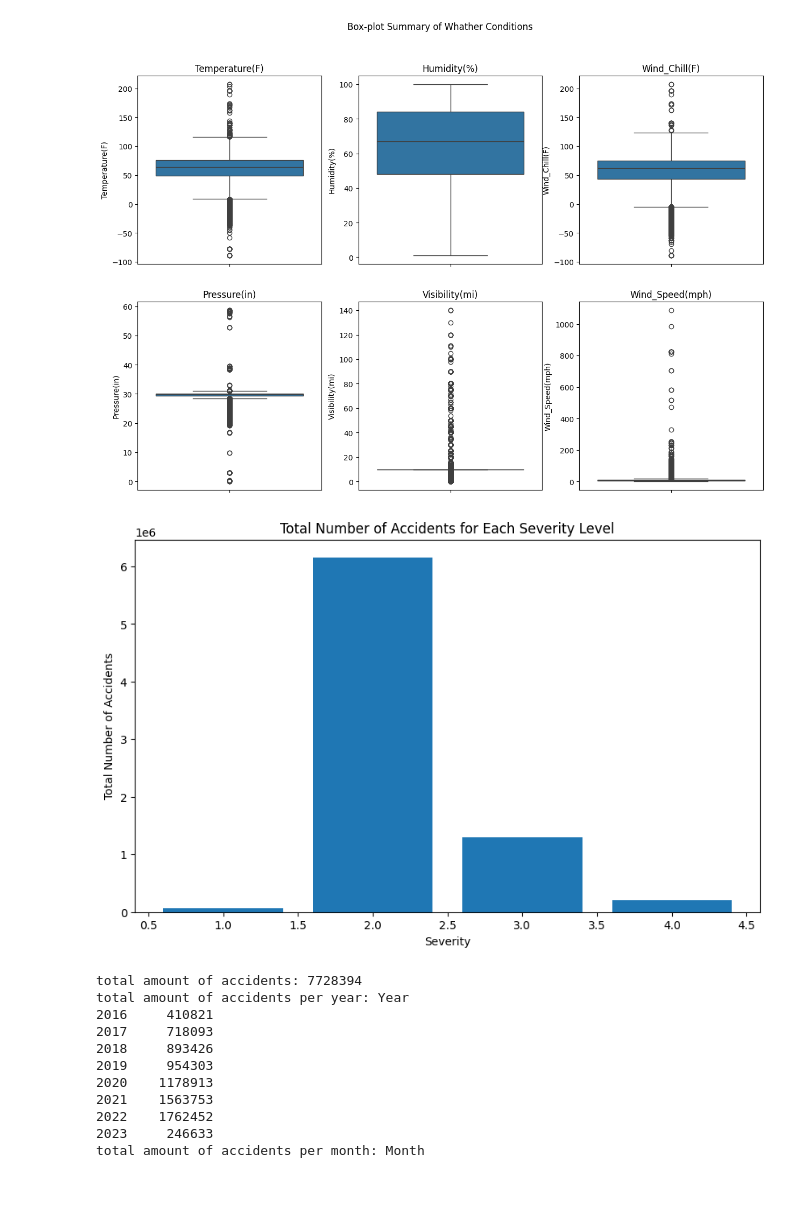
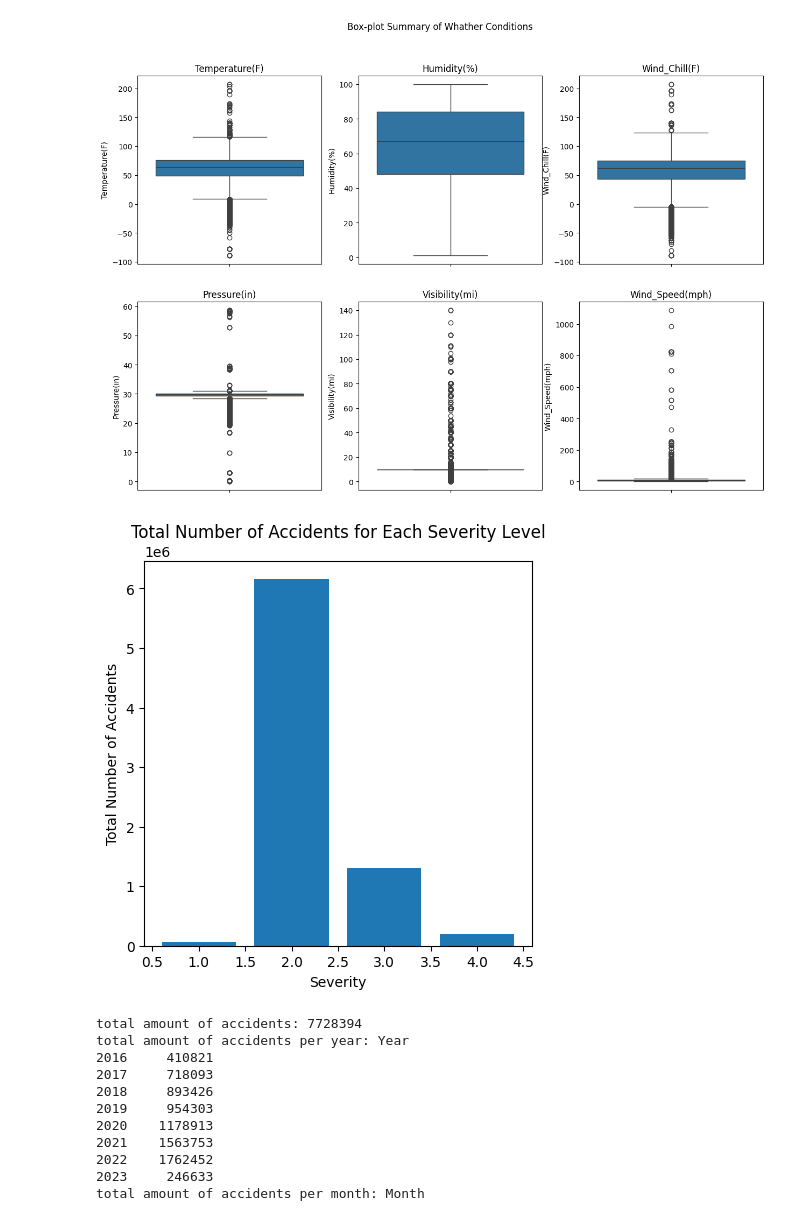
Before and after one commit to 31foan1dpt/DataAnalytics, a Jupyter notebook: Mindestanforderung_2.ipynb, the cells around one changed output. Saved outputs shown, nothing was run; the diff lists cells and outputs as text; code cells hidden in the pictures; blank space fills up the shorter version.

```diff
--- a/Mindestanforderung_2.ipynb
+++ b/Mindestanforderung_2.ipynb
@@ -165,17 +165,17 @@ plt.show()
 # %% [output]
 [figure]
 # %%
-#barchart total amount of accidents for each severity level --> needs rework
+#barchart total amount of accidents for each severity level
 total_accidents_per_severity = accidents['Severity'].value_counts()
 
-plt.figure(figsize=(10,6))
+plt.figure(figsize=(5,5))
 plt.bar(total_accidents_per_severity.index, total_accidents_per_severity.values)
 plt.xlabel('Severity')
 plt.ylabel('Total Number of Accidents')
 plt.title('Total Number of Accidents for Each Severity Level')
 plt.show()
 # %% [output]
-[figure, old version]
+[figure, new version]
 # %%
 #statistics for column Start_Time
 #total amount of accidents
```
Also changed, not shown: parts of 4 cells of this notebook, 1 other file.
